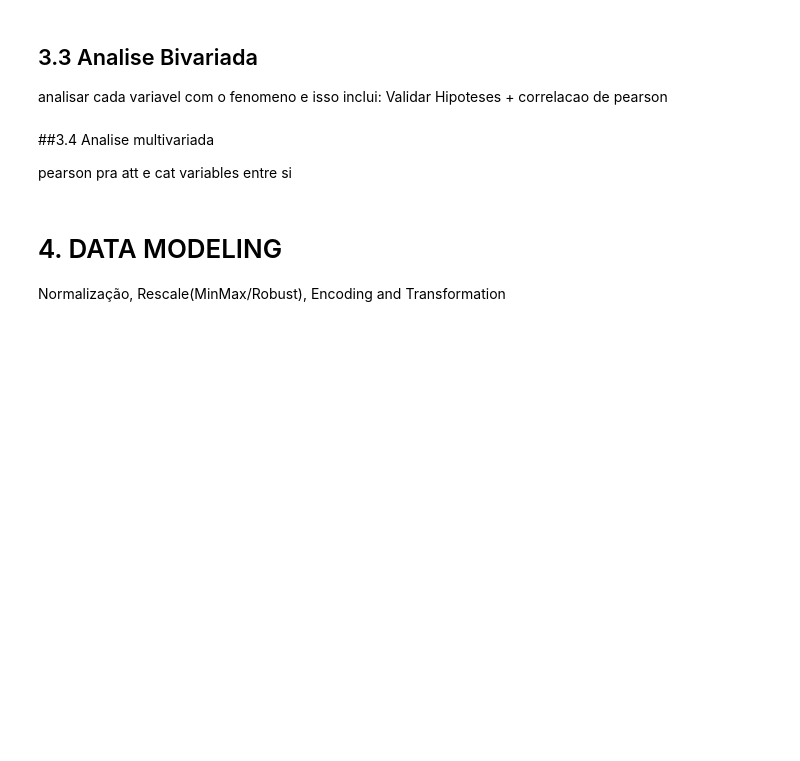
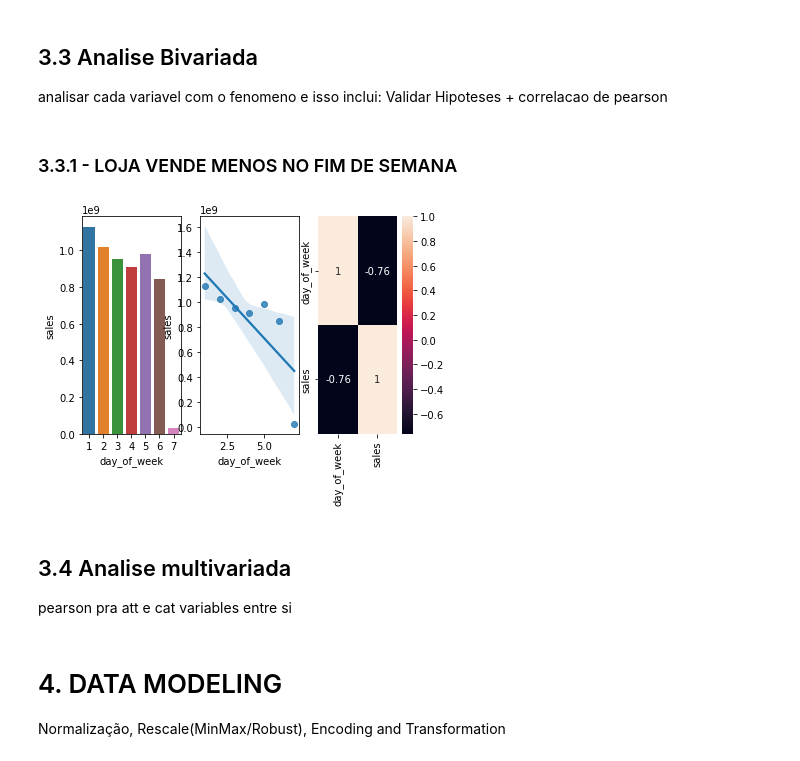
Before and after one commit to danjaca/predicting_sales_rossmann, a Jupyter notebook: Rossmann_predict_sales.ipynb, the cells around one changed output. Cells and saved outputs as stored; diff of their text form; code cells hidden in the pictures; blank space fills up the shorter version.

```diff
--- a/Rossmann_predict_sales.ipynb
+++ b/Rossmann_predict_sales.ipynb
@@ -570,8 +570,22 @@ sns.kdeplot(df3[df3['store_type']=='d']['sales'],label='d',shade=True)
 ## 3.3 Analise Bivariada
 analisar cada variavel com o fenomeno e isso inclui:
 Validar Hipoteses + correlacao de pearson
+# %% [markdown]
+### 3.3.1 - LOJA VENDE MENOS NO FIM DE SEMANA
+# %%
+aux = df3[['day_of_week','sales']].groupby('day_of_week').sum().reset_index()
+plt.subplot(1,3,1)
+sns.barplot(data=aux,x='day_of_week',y='sales');
+
+plt.subplot(1,3,2)
+sns.regplot(x='day_of_week',y='sales',data=aux);
+
+plt.subplot(1,3,3)
+sns.heatmap(aux.corr(method='pearson'),annot=True);
+# %% [output]
+[figure, added]
 # %% [markdown]
-##3.4 Analise multivariada
+## 3.4 Analise multivariada
 
 pearson pra att e cat variables entre si
 # %% [markdown]
```
